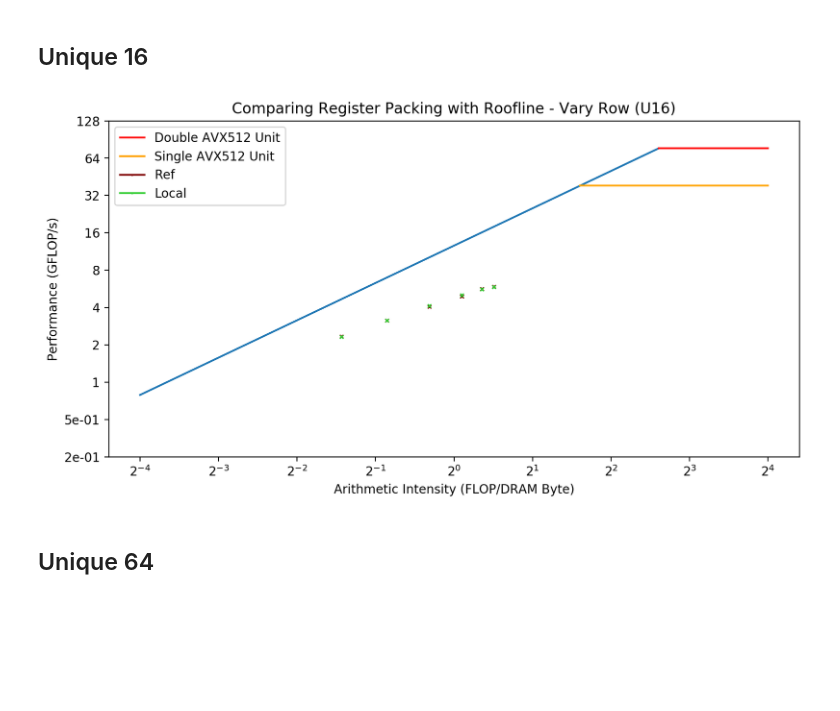
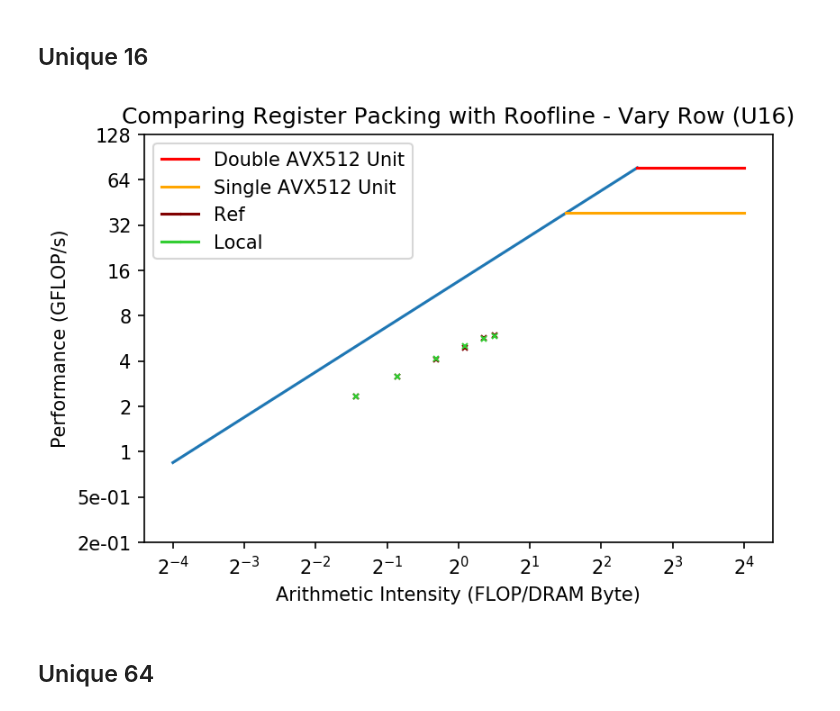
Before and after one commit to mahudu97/fyp-scratch, a Jupyter notebook: src/plot/roofline_synth_bench.ipynb, the cells around one changed output. Cells and saved outputs as stored; diff of their text form; code cells hidden in the pictures; blank space fills up the shorter version.

Commit message:
Roofline plots: BW updated from 12.6 to 13.5GB/s

```diff
--- a/src/plot/roofline_synth_bench.ipynb
+++ b/src/plot/roofline_synth_bench.ipynb
@@ -18,7 +18,7 @@ XEON_8175M_PEAK_FLOPS
 # %% [markdown]
 ## Xeon Platinum 8175M Single Core Tuned STREAM BW
 # %%
-XEON_8175M_PEAK_BW = 12.6131 # GB/s
+XEON_8175M_PEAK_BW = 13.5163 # GB/s
 # %% [markdown]
 ## Load FLOP/s of benchmark
 # %%
@@ -171,39 +171,39 @@ ref_FLOPs = vr16_ref_FLOPs
 local_AIs = vr16_local_AIs
 local_FLOPs = vr16_local_FLOPs
 
-fig = plt.figure(dpi=200, figsize=(10,5))
+fig = plt.figure(dpi=150)
 ax = fig.add_subplot(111)
 x = np.array([2**(-4), XEON_8175M_PEAK_FLOPS/XEON_8175M_PEAK_BW])
 y = x*XEON_8175M_PEAK_BW
 ax.plot(x, y)
 x = np.array([XEON_8175M_PEAK_FLOPS/XEON_8175M_PEAK_BW, 2**4])
 y = [XEON_8175M_PEAK_FLOPS,XEON_8175M_PEAK_FLOPS]
 ax.plot(x, y, color='red', label="Double AVX512 Unit")
 x = np.array([(XEON_8175M_PEAK_FLOPS/2)/XEON_8175M_PEAK_BW, 2**4])
 y = [(XEON_8175M_PEAK_FLOPS/2),(XEON_8175M_PEAK_FLOPS/2)]
 ax.plot(x, y, color='orange', label="Single AVX512 Unit")
 
 ax.plot(ref_AIs[0], ref_FLOPs[0], marker='x', color='maroon', ms=1, label="Ref")
 for i, mat_name in enumerate(mat_names):
     ax.plot(ref_AIs[i], ref_FLOPs[i], marker='x', color='maroon', ms=3)
 ax.plot(local_AIs[0], local_FLOPs[0], marker='x', color='limegreen', ms=1, label="Local")
 for i, mat_name in enumerate(mat_names):
     ax.plot(local_AIs[i], local_FLOPs[i], marker='x', color='limegreen', ms=3)
 
 ax.set_xscale('log', basex=2)
 ax.set_yscale('log', basey=2)
 ax.set_xticks([2**i for i in range(-4, 5)])
 ax.set_yticks([2**i for i in range(-2, 8)])
 #ax.xaxis.set_major_formatter(LogFormatter(base=2))
 ax.yaxis.set_major_formatter(LogFormatter(base=2))
 ax.set_xlabel('Arithmetic Intensity (FLOP/DRAM Byte)')
 ax.set_ylabel('Performance (GFLOP/s)')
 ax.set_title('Comparing Register Packing with Roofline - Vary Row (U16)')
 plt.legend()
 plt.savefig("./../../plots/reg_packing_comp/synth/roofline/vary_row_u16.pdf")
 plt.show()
 # %% [output]
-[figure, old version]
+[figure, new version]
 # %% [markdown]
 ## Unique 64
 # %%
```
Also changed, not shown: parts of 6 cells of this notebook, 12 other files.
